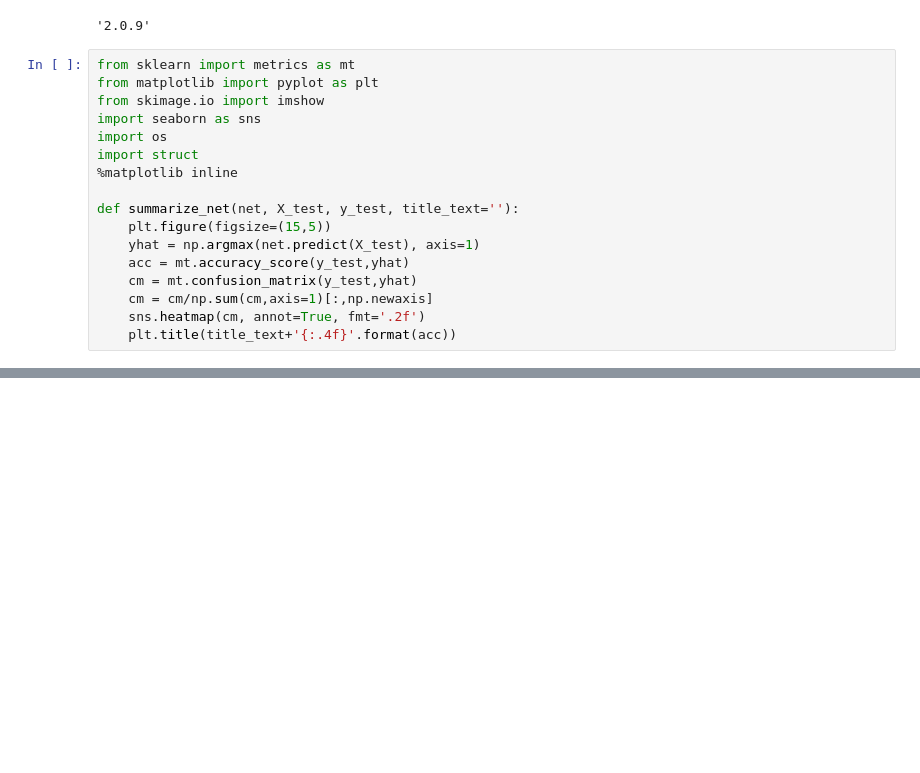
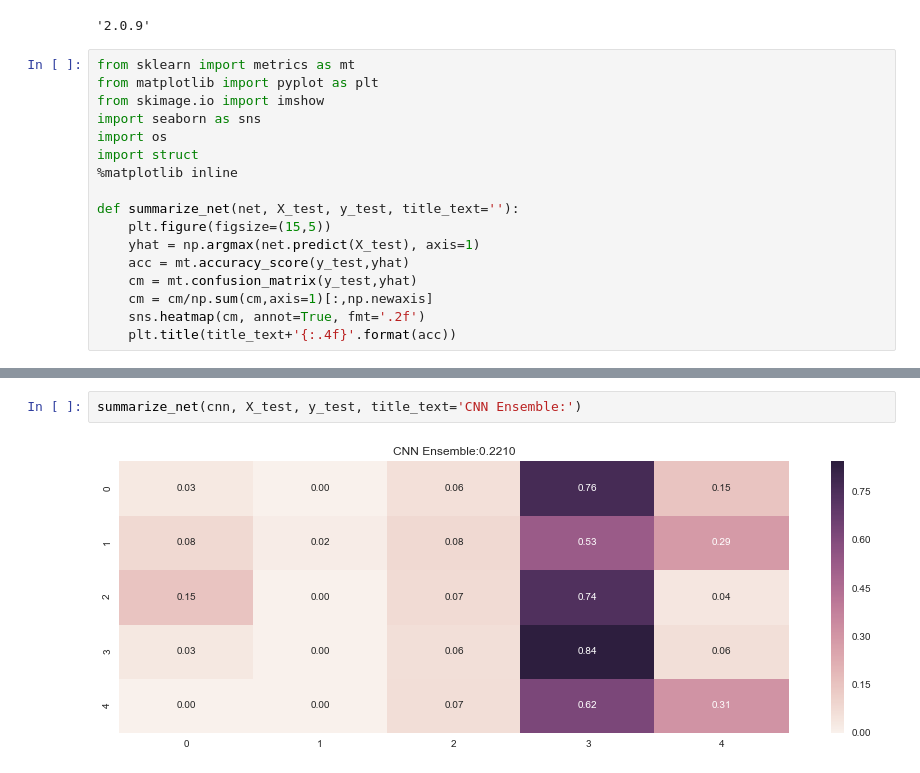
Before and after one commit to ncmatson/SMU_ML_Labs, a Jupyter notebook: 07smuml/lab7_zihao.ipynb, the cells around one changed output, grey strips where cells are left out. Drawn from its saved outputs; the diff is of its cells as text; blank space fills up the shorter version.

Commit message:
ensemble
ensemble

```diff
--- a/07smuml/lab7_zihao.ipynb
+++ b/07smuml/lab7_zihao.ipynb
@@ -365,0 +528,4 @@ summarize_net(cnn_ens, X_test, y_test, title_text='CNN Ensemble:')
+# %%
+summarize_net(cnn, X_test, y_test, title_text='CNN Ensemble:')
+# %% [output]
+[figure, added]
```
Also changed, not shown: parts of 20 cells of this notebook.
